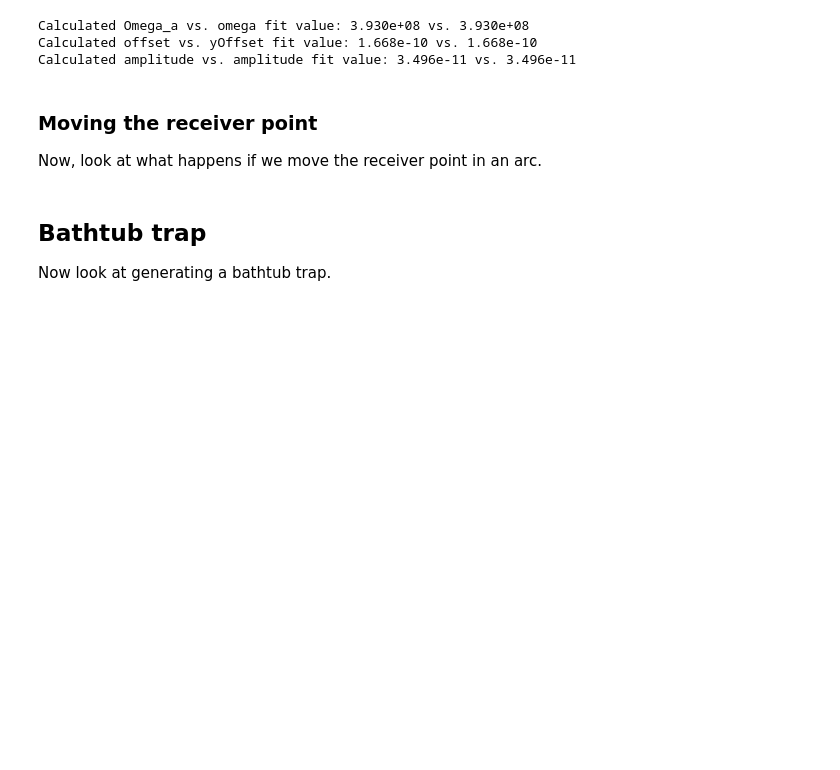
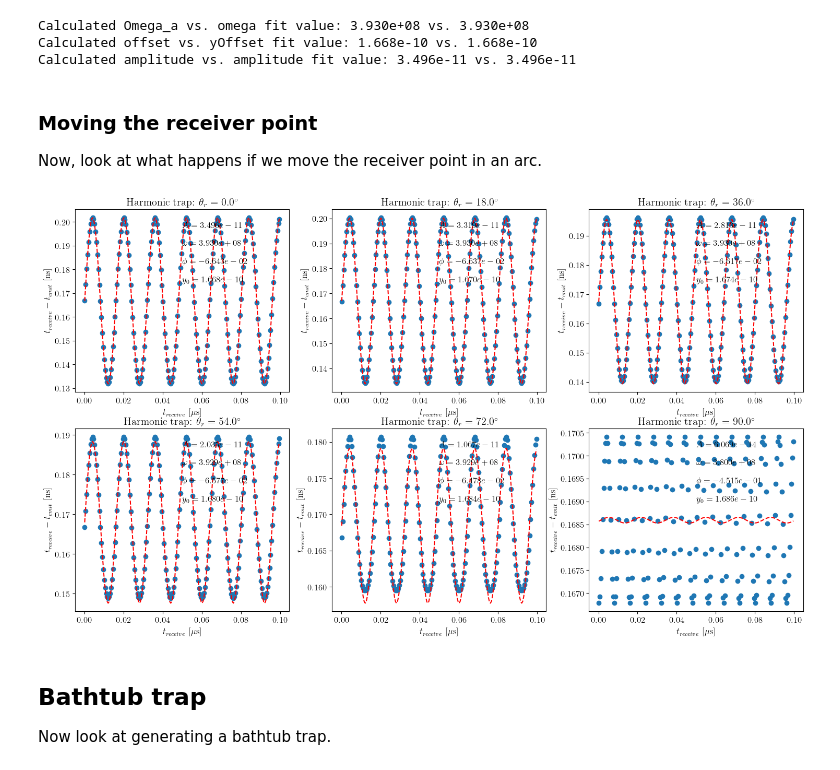
Before and after one commit to sebj101/AnalyticalElectronProp, a Jupyter notebook: PropagationRelation.ipynb, the cells around one changed output. Saved outputs shown, nothing was run; the diff lists cells and outputs as text; code cells hidden in the pictures; blank space fills up the shorter version.

Commit message:
Fit sine waves to each point

```diff
--- a/PropagationRelation.ipynb
+++ b/PropagationRelation.ipynb
@@ -87,19 +87,44 @@ Now, look at what happens if we move the receiver point in an arc.
 # %%
 receiverAngles = np.linspace(0, np.pi / 2, 6)
 electronPosTime = np.array([np.zeros_like(electronZPos),
                             np.zeros_like(electronZPos), electronZPos])
 
-plt.figure()
-for ang in receiverAngles:
+plt.figure(figsize=(18, 10))
+for iAng, ang in enumerate(receiverAngles):
   rAngPosition = zR * np.array([np.sin(ang), 0.0, np.cos(ang)])
   aTimesAng = np.zeros_like(timeArray)
   for it, t in enumerate(timeArray):
     electronPos = np.array([0, 0, harmonicTrap.GetZPosTime(t, electron.GetSpeed(), pitchAngleInit)])
     aTimesAng[it] = t + np.linalg.norm(rAngPosition - electronPos) / sc.c
 
-  plt.plot(aTimesAng * 1e6, (aTimesAng - timeArray) * 1e9, 'o')
+  plt.subplot(2, 3, iAng + 1)
+  plt.plot(aTimesAng * 1e6, (aTimesAng - timeArray) * 1e9, 'o',
+           label=f"{ang * 180 / np.pi:.1f} deg")
+  plt.title(f"Harmonic trap: $\\theta_r = {ang * 180 / np.pi:.1f}^\circ$")
+  plt.xlabel("$t_{receive}$ [$\mu$s]")
+  plt.ylabel("$t_{receive} - t_{emit}$ [ns]")
+
+  # Now fit the sine wave to the data
+  omegaGuess = harmonicTrap.CalcOmegaAxial(ang, electron.GetSpeed())
+  if ang == np.pi / 2:
+    omegaGuess = 2 * harmonicTrap.CalcOmegaAxial(ang, electron.GetSpeed())
+
+  popt, pcov = curve_fit(ShiftedSine, aTimesAng, aTimesAng - timeArray,
+                         p0=[0.07e-9, omegaGuess, 0.0,
+                             np.linalg.norm(rAngPosition) / sc.c])
+
+  # Draw the fit
+  fitTimes = ShiftedSine(aTimesAng, *popt)
+  plt.plot(aTimesAng * 1e6, fitTimes * 1e9, 'r--')
+  # Draw the fit parameters on each plot
+  plt.text(0.5, 0.9, f"$A = {popt[0]:.3e}$", transform=plt.gca().transAxes)
+  plt.text(0.5, 0.8, f"$\omega = {popt[1]:.3e}$", transform=plt.gca().transAxes)
+  plt.text(0.5, 0.7, f"$\phi = {popt[2]:.3e}$", transform=plt.gca().transAxes)
+  plt.text(0.5, 0.6, f"$y_0 = {popt[3]:.3e}$", transform=plt.gca().transAxes)
 
 plt.show()
+# %% [output]
+[figure, added]
 # %% [markdown]
 ## Bathtub trap
 Now look at generating a bathtub trap.
```
